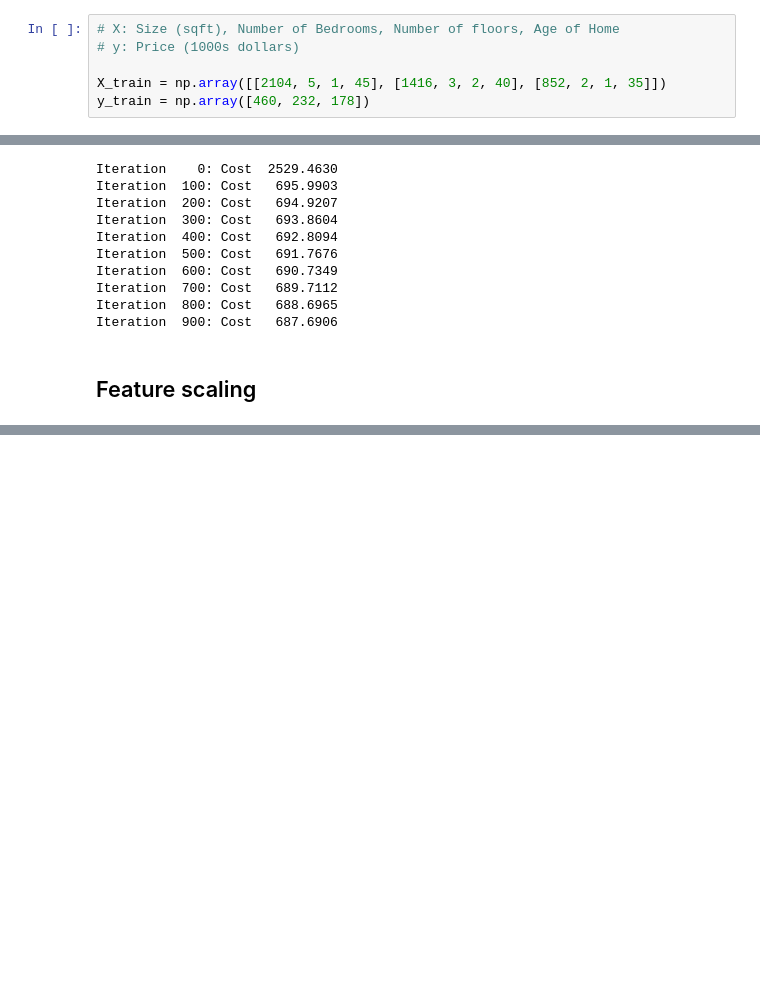
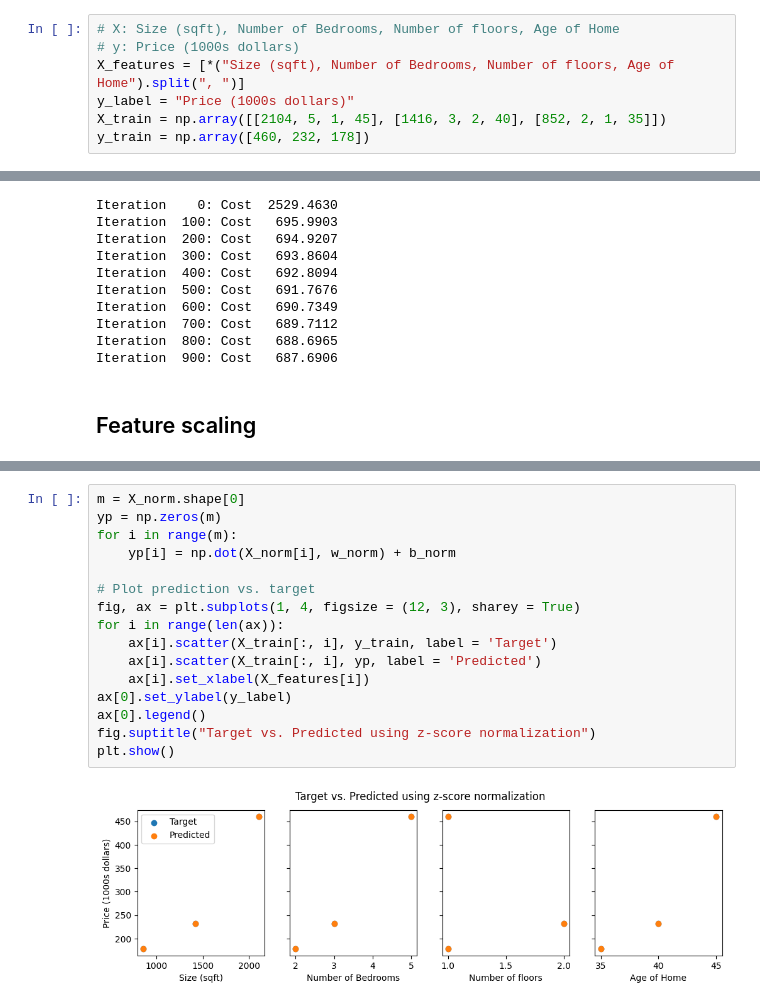
Before and after one commit to mihir1125/machine-learning, a Jupyter notebook: multiple_linear_regression.ipynb, the cells around one changed output, grey strips where cells are left out. Cells and saved outputs as stored; diff of their text form; blank space fills up the shorter version.

```diff
--- a/multiple_linear_regression.ipynb
+++ b/multiple_linear_regression.ipynb
@@ -6,7 +6,8 @@ np.set_printoptions(precision=2)
 # %%
 # X: Size (sqft), Number of Bedrooms, Number of floors, Age of Home
 # y: Price (1000s dollars)
-
+X_features = [*("Size (sqft), Number of Bedrooms, Number of floors, Age of Home").split(", ")]
+y_label = "Price (1000s dollars)"
 X_train = np.array([[2104, 5, 1, 45], [1416, 3, 2, 40], [852, 2, 1, 35]])
 y_train = np.array([460, 232, 178])
 # %%
@@ -129,0 +136,18 @@ Iteration   90: Cost     0.0002
+# %%
+m = X_norm.shape[0]
+yp = np.zeros(m)
+for i in range(m):
+    yp[i] = np.dot(X_norm[i], w_norm) + b_norm
+
+# Plot prediction vs. target
+fig, ax = plt.subplots(1, 4, figsize = (12, 3), sharey = True)
+for i in range(len(ax)):
+    ax[i].scatter(X_train[:, i], y_train, label = 'Target')
+    ax[i].scatter(X_train[:, i], yp, label = 'Predicted')
+    ax[i].set_xlabel(X_features[i])
+ax[0].set_ylabel(y_label)
+ax[0].legend()
+fig.suptitle("Target vs. Predicted using z-score normalization")
+plt.show()
+# %% [output]
+[figure, added]
```
Also changed, not shown: parts of 3 cells of this notebook.
